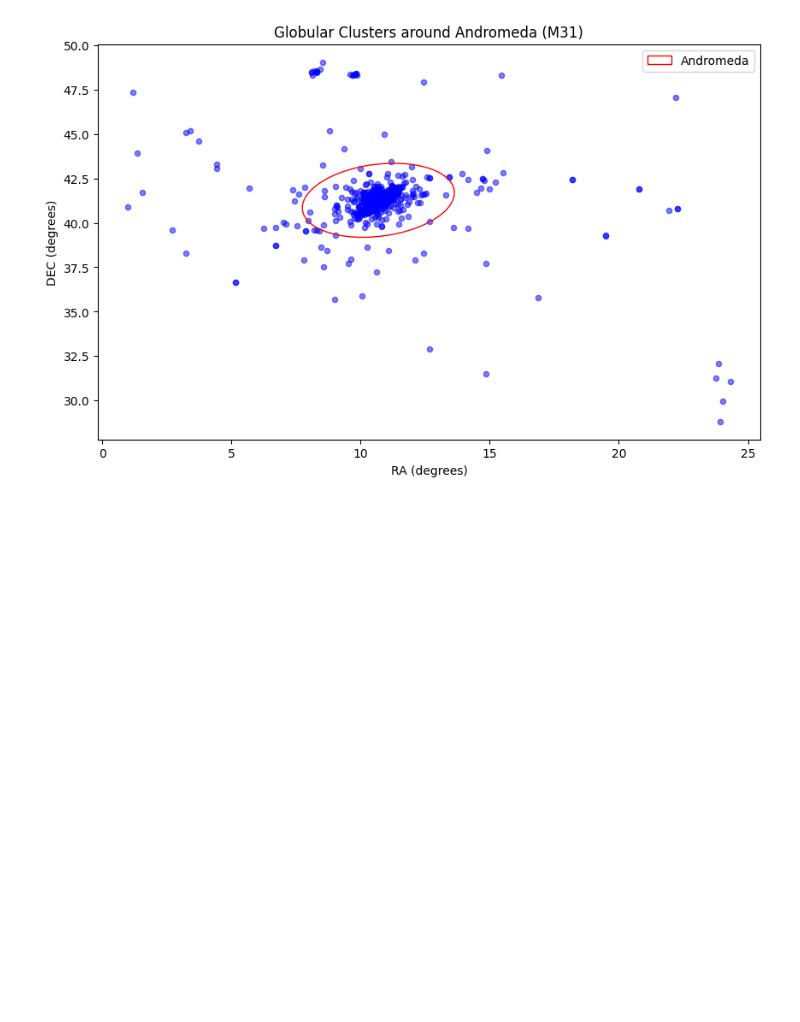
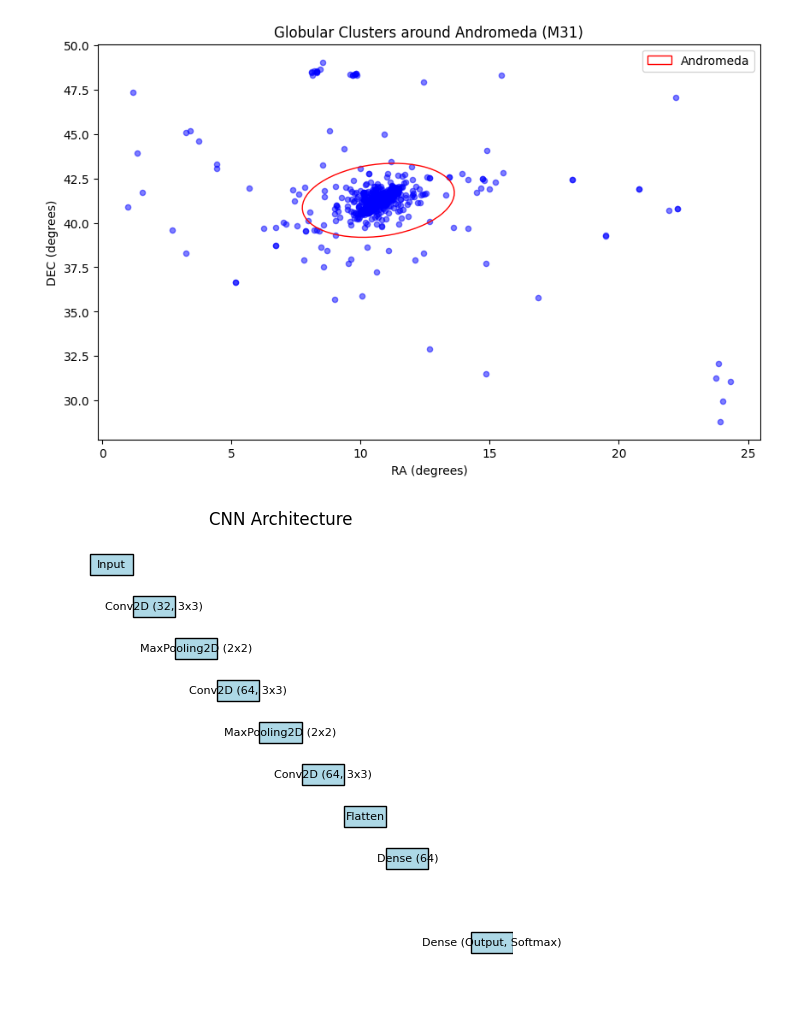
Before and after one commit to OscarKlemenz/Star-Cluster-Classifier, a Jupyter notebook: src/visualisations.ipynb, the cells around one changed output. Drawn from its saved outputs; the diff is of its cells as text; code cells hidden in the pictures; blank space fills up the shorter version.

```diff
--- a/src/visualisations.ipynb
+++ b/src/visualisations.ipynb
@@ -513,3 +513,40 @@ plt.show()
 # %% [output]
 85.69463548830811 % clusters inside the ellipse
 [figure]
+# %%
+import matplotlib.pyplot as plt
+import matplotlib.patches as mpatches
+import config as conf
+
+def draw_cnn_architecture():
+    fig, ax = plt.subplots(figsize=(6, 6))
+
+    # Define layer positions
+    layers = [
+        ("Input", (0, 6)),
+        ("Conv2D (32, 3x3)", (1, 5)),
+        ("MaxPooling2D (2x2)", (2, 4)),
+        ("Conv2D (64, 3x3)", (3, 3)),
+        ("MaxPooling2D (2x2)", (4, 2)),
+        ("Conv2D (64, 3x3)", (5, 1)),
+        ("Flatten", (6, 0)),
+        ("Dense (64)", (7, -1)),
+        ("Dropout" if conf.DROPOUT_BOOL else "", (8, -2)),
+        ("Dense (Output, Softmax)", (9, -3))
+    ]
+
+    # Draw layers as rectangles
+    for layer_name, (x, y) in layers:
+        if layer_name:  # Skip empty dropout layer if not used
+            ax.add_patch(mpatches.Rectangle((x, y), 1, 0.5, edgecolor='black', facecolor='lightblue'))
+            ax.text(x + 0.5, y + 0.25, layer_name, ha='center', va='center', fontsize=8)
+
+    ax.set_xlim(-1, 10)
+    ax.set_ylim(-4, 7)
+    ax.axis('off')
+    plt.title("CNN Architecture")
+    plt.show()
+
+draw_cnn_architecture()
+# %% [output]
+[figure, added]
```
Also changed, not shown: 5 other files.
